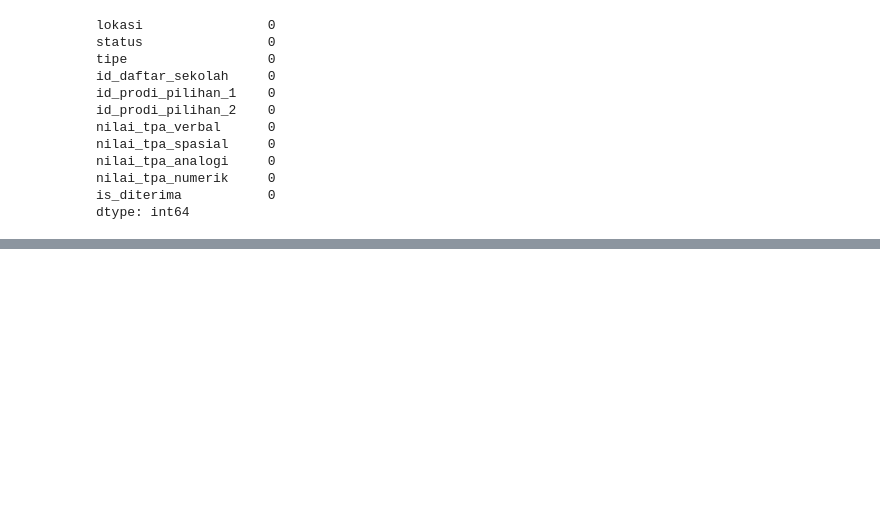
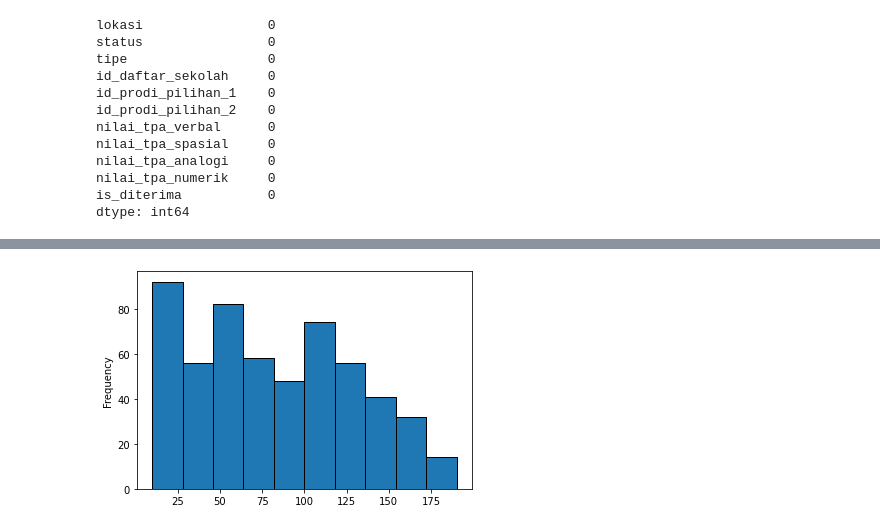
Before and after one commit to JoshStLee/pmb-recommender, a Jupyter notebook: Data Analysis.ipynb, the cells around one changed output, grey strips where cells are left out. Cells and saved outputs as stored; diff of their text form; code cells hidden in the pictures; blank space fills up the shorter version.

```diff
--- a/Data Analysis.ipynb
+++ b/Data Analysis.ipynb
@@ -280,0 +287,4 @@ dtype: int64
+# %%
+ax1 = njp.loc[njp['is_diterima']==1,"nilai_tpa_spasial"].plot(kind='hist', edgecolor='black')
+# %% [output]
+[figure, added]
```
Also changed, not shown: parts of 7 cells of this notebook, 7 other files.
